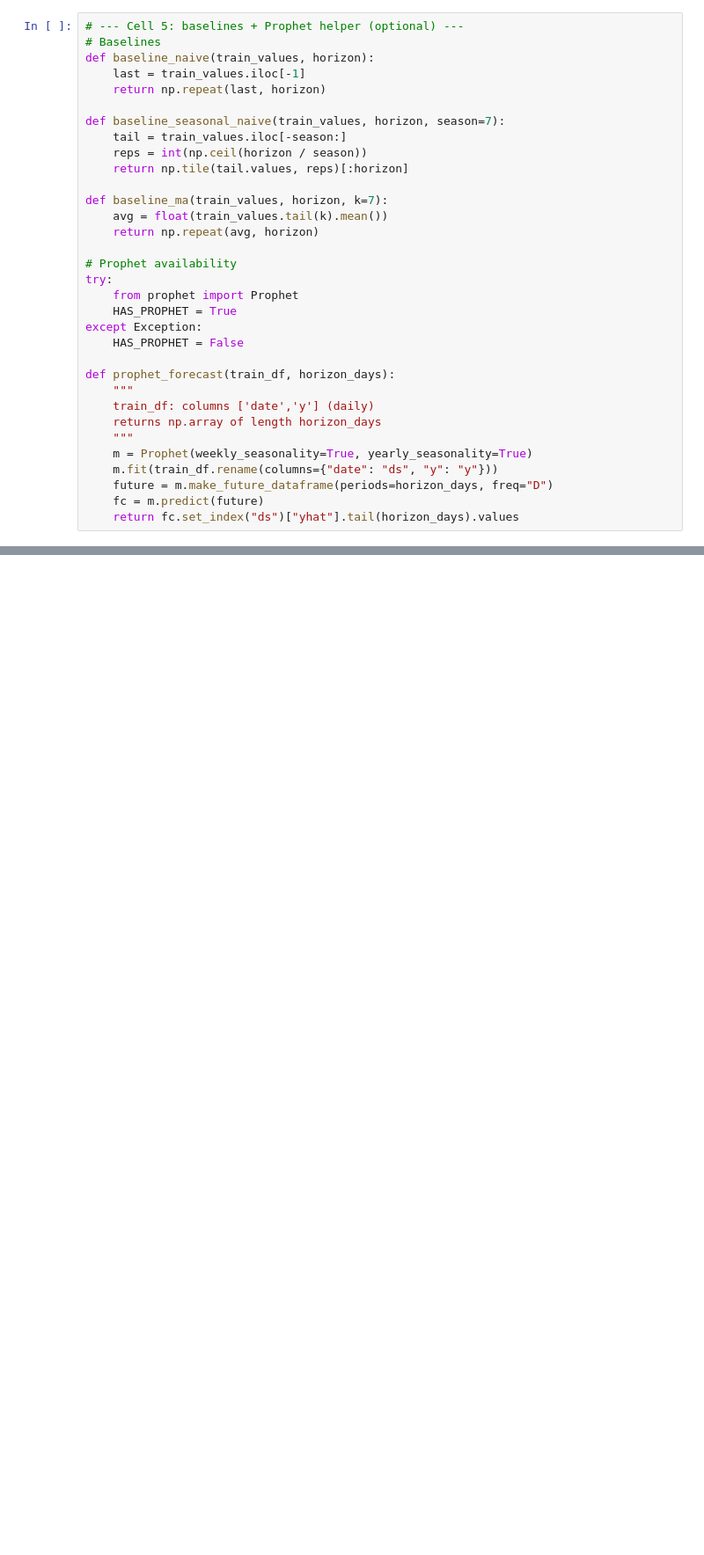
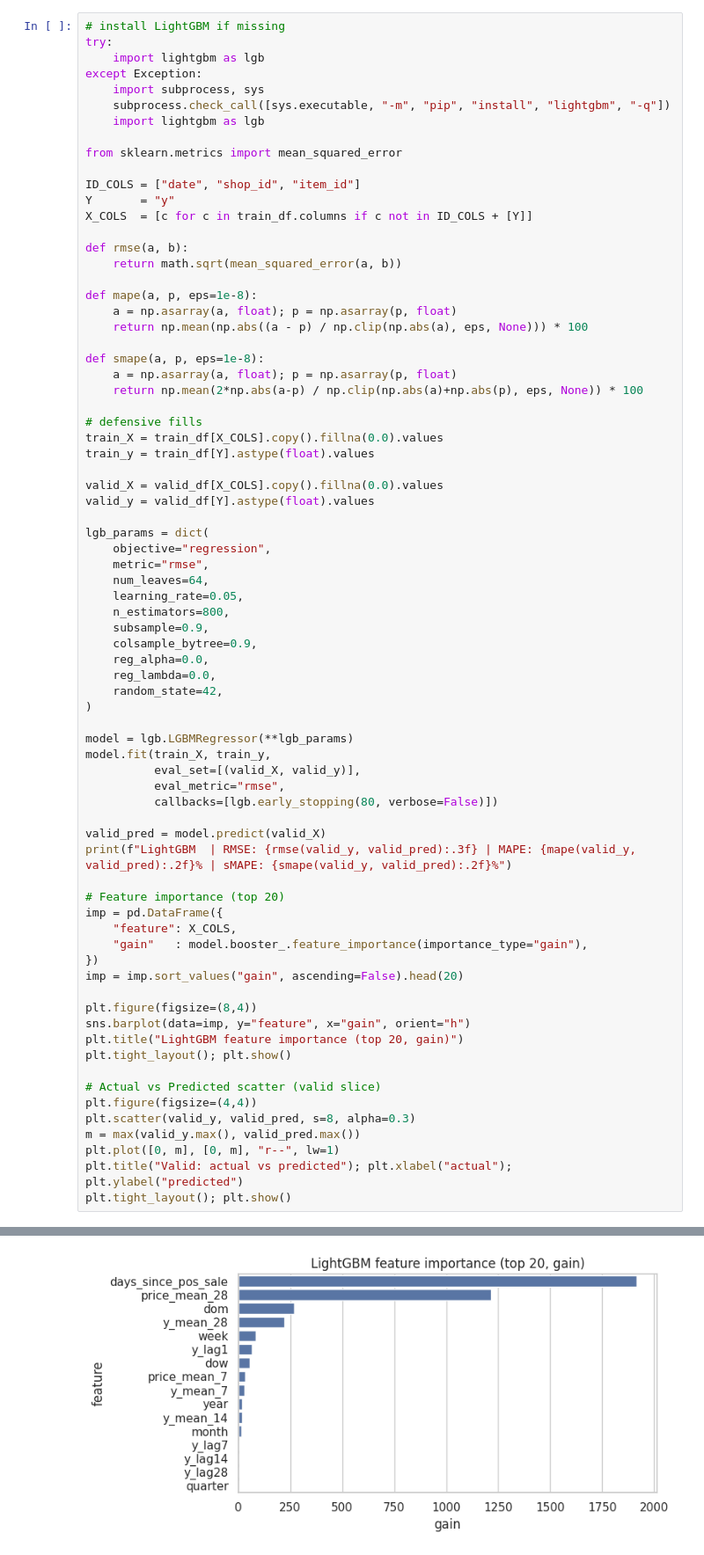
Before and after one commit to btheard3/retail-alpha-forecaster, a Jupyter notebook: notebooks/04_backtest.ipynb, the cells around one changed output, grey strips where cells are left out. Shown at 88% size. Cells and saved outputs as stored; diff of their text form; blank space fills up the shorter version.

```diff
--- a/notebooks/04_backtest.ipynb
+++ b/notebooks/04_backtest.ipynb
@@ -155,33 +225,75 @@ Rolling monthly cutoffs: 31
 # %%
-# --- Cell 5: baselines + Prophet helper (optional) ---
-# Baselines
-def baseline_naive(train_values, horizon):
-    last = train_values.iloc[-1]
-    return np.repeat(last, horizon)
+# install LightGBM if missing
+try:
+    import lightgbm as lgb
+except Exception:
+    import subprocess, sys
+    subprocess.check_call([sys.executable, "-m", "pip", "install", "lightgbm", "-q"])
+    import lightgbm as lgb
 
-def baseline_seasonal_naive(train_values, horizon, season=7):
-    tail = train_values.iloc[-season:]
-    reps = int(np.ceil(horizon / season))
-    return np.tile(tail.values, reps)[:horizon]
+from sklearn.metrics import mean_squared_error
 
-def baseline_ma(train_values, horizon, k=7):
-    avg = float(train_values.tail(k).mean())
-    return np.repeat(avg, horizon)
+ID_COLS = ["date", "shop_id", "item_id"]
+Y       = "y"
+X_COLS  = [c for c in train_df.columns if c not in ID_COLS + [Y]]
 
-# Prophet availability
-try:
-    from prophet import Prophet
-    HAS_PROPHET = True
-except Exception:
-    HAS_PROPHET = False
+def rmse(a, b):
+    return math.sqrt(mean_squared_error(a, b))
 
-def prophet_forecast(train_df, horizon_days):
-    """
-    train_df: columns ['date','y'] (daily)
-    returns np.array of length horizon_days
-    """
-    m = Prophet(weekly_seasonality=True, yearly_seasonality=True)
-    m.fit(train_df.rename(columns={"date": "ds", "y": "y"}))
-    future = m.make_future_dataframe(periods=horizon_days, freq="D")
-    fc = m.predict(future)
-    return fc.set_index("ds")["yhat"].tail(horizon_days).values
+def mape(a, p, eps=1e-8):
+    a = np.asarray(a, float); p = np.asarray(p, float)
+    return np.mean(np.abs((a - p) / np.clip(np.abs(a), eps, None))) * 100
+
+def smape(a, p, eps=1e-8):
+    a = np.asarray(a, float); p = np.asarray(p, float)
+    return np.mean(2*np.abs(a-p) / np.clip(np.abs(a)+np.abs(p), eps, None)) * 100
+
+# defensive fills
+train_X = train_df[X_COLS].copy().fillna(0.0).values
+train_y = train_df[Y].astype(float).values
+
+valid_X = valid_df[X_COLS].copy().fillna(0.0).values
+valid_y = valid_df[Y].astype(float).values
+
+lgb_params = dict(
+    objective="regression",
+    metric="rmse",
+    num_leaves=64,
+    learning_rate=0.05,
+    n_estimators=800,
+    subsample=0.9,
+    colsample_bytree=0.9,
+    reg_alpha=0.0,
+    reg_lambda=0.0,
+    random_state=42,
+)
+
+model = lgb.LGBMRegressor(**lgb_params)
+model.fit(train_X, train_y,
+          eval_set=[(valid_X, valid_y)],
+          eval_metric="rmse",
+          callbacks=[lgb.early_stopping(80, verbose=False)])
+
+valid_pred = model.predict(valid_X)
+print(f"LightGBM  | RMSE: {rmse(valid_y, valid_pred):.3f} | MAPE: {mape(valid_y, valid_pred):.2f}% | sMAPE: {smape(valid_y, valid_pred):.2f}%")
+
+# Feature importance (top 20)
+imp = pd.DataFrame({
+    "feature": X_COLS,
+    "gain"   : model.booster_.feature_importance(importance_type="gain"),
+})
+imp = imp.sort_values("gain", ascending=False).head(20)
+
+plt.figure(figsize=(8,4))
+sns.barplot(data=imp, y="feature", x="gain", orient="h")
+plt.title("LightGBM feature importance (top 20, gain)")
+plt.tight_layout(); plt.show()
+
+# Actual vs Predicted scatter (valid slice)
+plt.figure(figsize=(4,4))
+plt.scatter(valid_y, valid_pred, s=8, alpha=0.3)
+m = max(valid_y.max(), valid_pred.max())
+plt.plot([0, m], [0, m], "r--", lw=1)
+plt.title("Valid: actual vs predicted"); plt.xlabel("actual"); plt.ylabel("predicted")
+plt.tight_layout(); plt.show()
+# %% [output]
@@ -187,0 +307 @@ def prophet_forecast(train_df, horizon_days):
+[figure, added]
```
Also changed, not shown: parts of 13 cells of this notebook.
